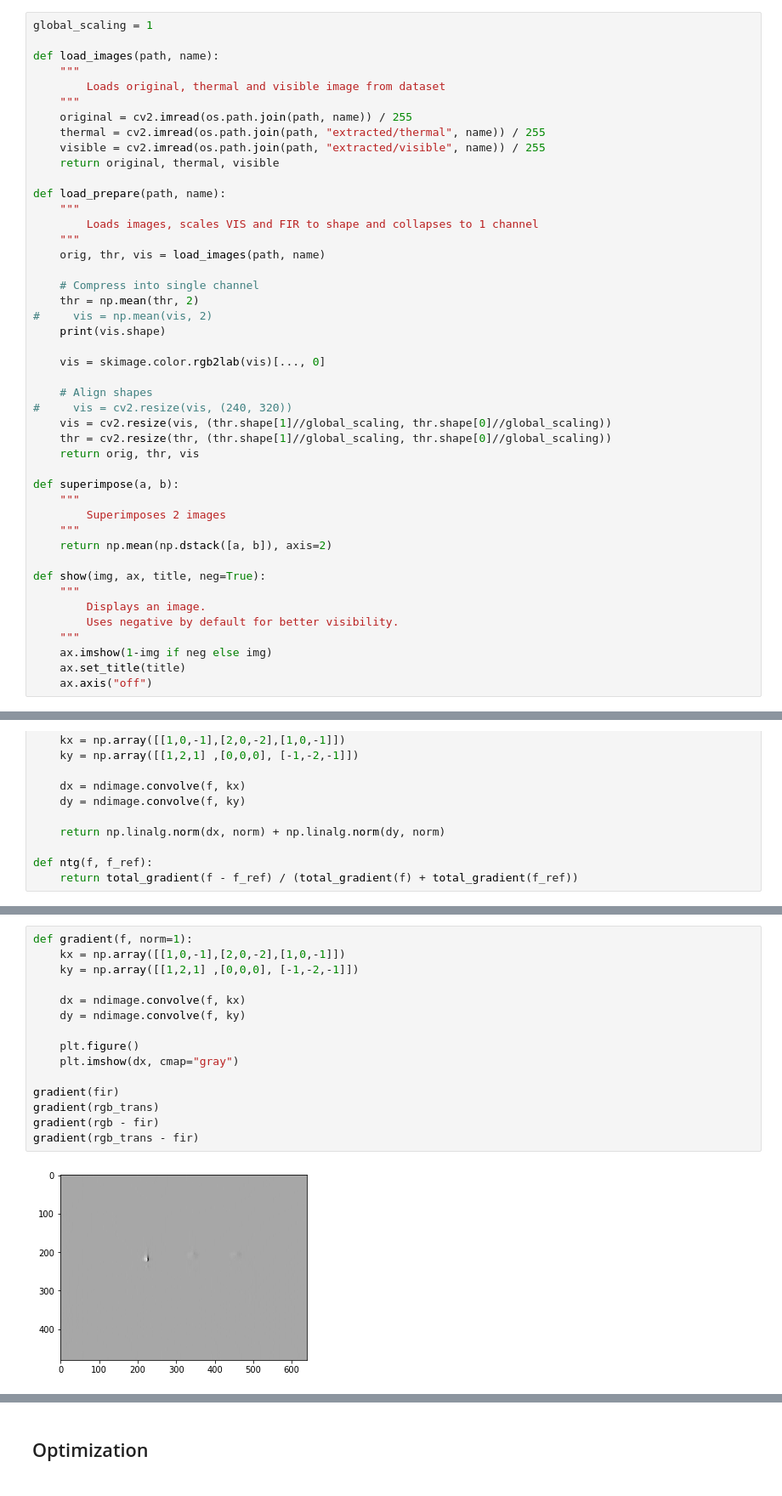
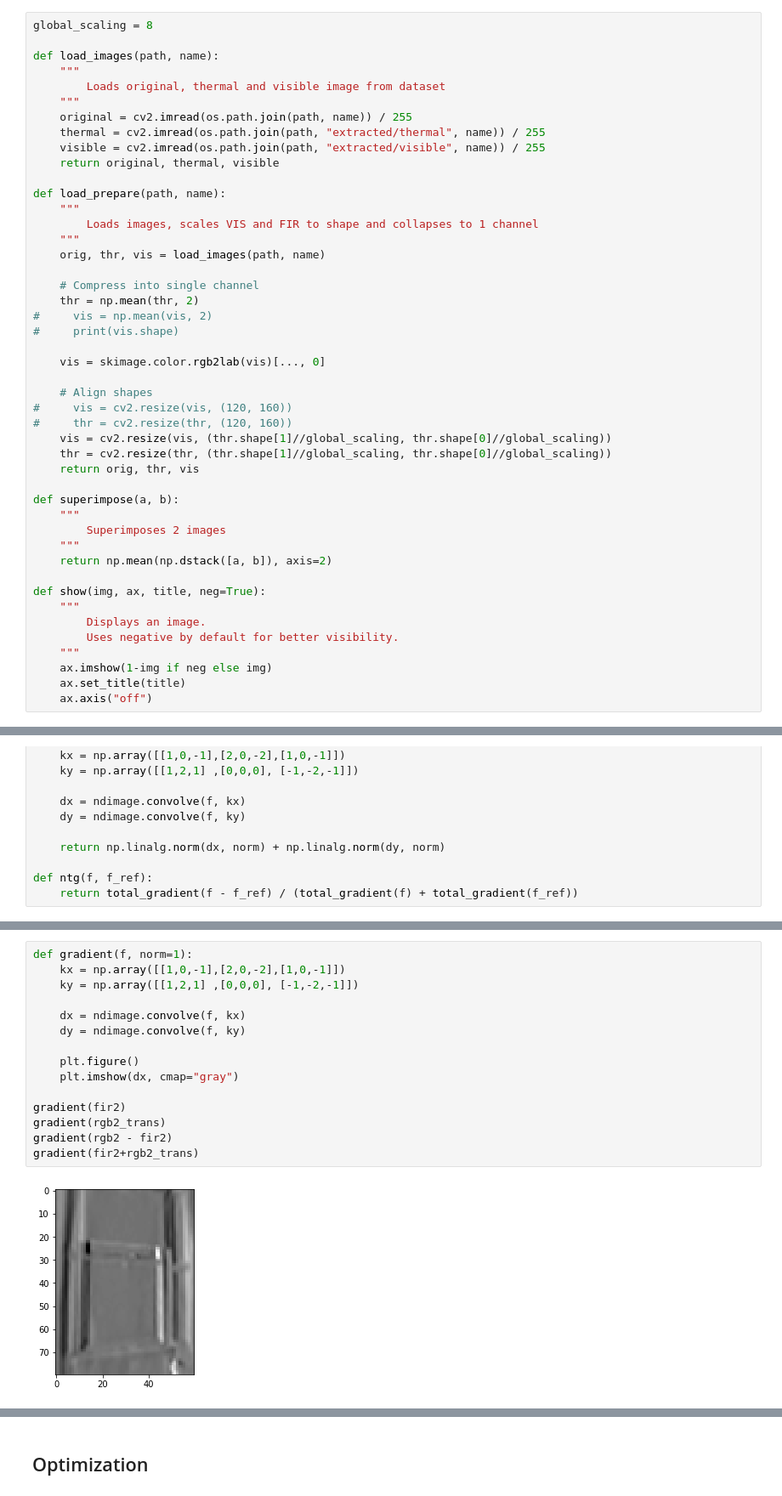
Before and after one commit to Lindronics/honours_project, a Jupyter notebook: notebooks/flir_one/normalized_total_gradient.ipynb, the cells around one changed output, grey strips where cells are left out. Shown: that part at 85% size. Saved outputs shown, nothing was run; the diff lists cells and outputs as text.

```diff
--- a/notebooks/flir_one/normalized_total_gradient.ipynb
+++ b/notebooks/flir_one/normalized_total_gradient.ipynb
@@ -14,7 +14,7 @@ from sklearn.linear_model import LinearRegression
 
 plt.rcParams['figure.figsize'] = [15, 11]
 # %%
-global_scaling = 1
+global_scaling = 8
 
 def load_images(path, name):
     """
@@ -34,12 +34,13 @@ def load_prepare(path, name):
     # Compress into single channel
     thr = np.mean(thr, 2)
 #     vis = np.mean(vis, 2)
-    print(vis.shape)
+#     print(vis.shape)
 
     vis = skimage.color.rgb2lab(vis)[..., 0]
 
     # Align shapes
-#     vis = cv2.resize(vis, (240, 320))
+#     vis = cv2.resize(vis, (120, 160))
+#     thr = cv2.resize(thr, (120, 160))
     vis = cv2.resize(vis, (thr.shape[1]//global_scaling, thr.shape[0]//global_scaling))
     thr = cv2.resize(thr, (thr.shape[1]//global_scaling, thr.shape[0]//global_scaling))
     return orig, thr, vis
@@ -203,17 +202,17 @@ plot_gradients([fir2-rgb2, fir2-rgb2_trans], ["Unaligned", "Aligned"], bins=50)
 # %%
 def gradient(f, norm=1):
     kx = np.array([[1,0,-1],[2,0,-2],[1,0,-1]])
     ky = np.array([[1,2,1] ,[0,0,0], [-1,-2,-1]])
 
     dx = ndimage.convolve(f, kx)
     dy = ndimage.convolve(f, ky)
 
     plt.figure()
     plt.imshow(dx, cmap="gray")
 
-gradient(fir)
-gradient(rgb_trans)
-gradient(rgb - fir)
-gradient(rgb_trans - fir)
+gradient(fir2)
+gradient(rgb2_trans)
+gradient(rgb2 - fir2)
+gradient(fir2+rgb2_trans)
 # %% [output]
-[figure, old version]
+[figure, new version]
```
Also changed, not shown: parts of 3 cells of this notebook, 3 other files.
